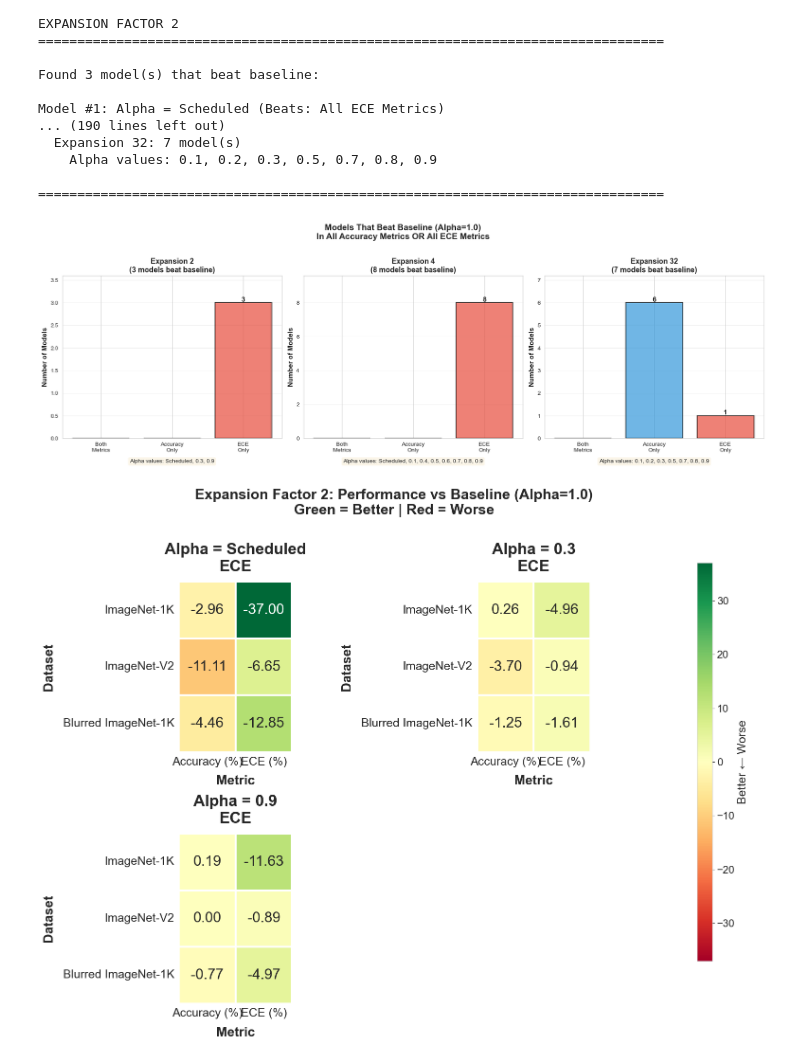
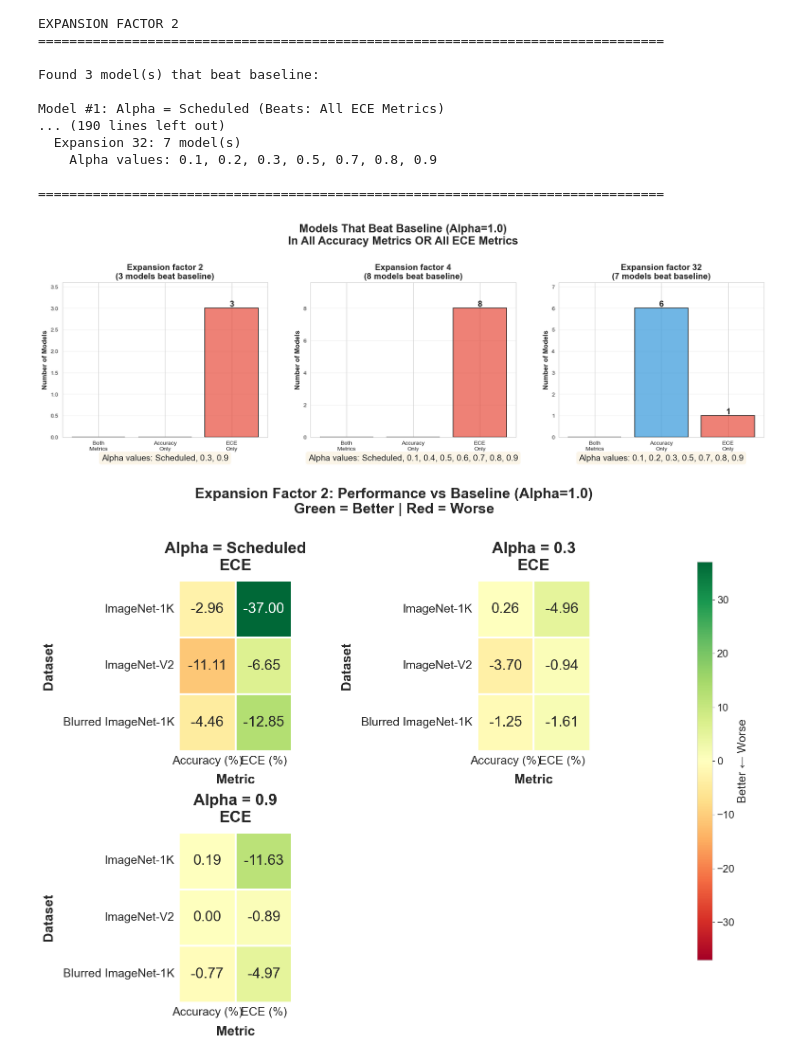
Before and after one commit to hannah-y-gao/vit_sae, a Jupyter notebook: analysis.ipynb, the cells around one changed output. Saved outputs shown, nothing was run; the diff lists cells and outputs as text; code cells hidden in the pictures.

Commit message:
inserted images

```diff
--- a/analysis.ipynb
+++ b/analysis.ipynb
@@ -697,43 +658,43 @@ if all_winners:
             counts = [beats_both_count, beats_acc_only, beats_ece_only]
             colors = ['#2ecc71', '#3498db', '#e74c3c']
 
             bars = ax.bar(categories, counts, color=colors, alpha=0.7, edgecolor='black', linewidth=1.5)
 
             # Add count labels on bars
             for bar, count in zip(bars, counts):
                 if count > 0:
                     height = bar.get_height()
                     ax.text(bar.get_x() + bar.get_width()/2., height,
                            f'{int(count)}',
-                           ha='center', va='bottom', fontweight='bold', fontsize=12)
+                           ha='center', va='bottom', fontweight='bold', fontsize=15)
 
             ax.set_ylabel('Number of Models', fontsize=12, fontweight='bold')
-            ax.set_title(f'Expansion {exp}\n({len(exp_winners)} models beat baseline)',
-                        fontsize=13, fontweight='bold')
+            ax.set_title(f'Expansion factor {exp}\n({len(exp_winners)} models beat baseline)',
+                        fontsize=15, fontweight='bold')
             ax.set_ylim(0, max(counts) * 1.2 if max(counts) > 0 else 1)
             ax.grid(True, alpha=0.3, axis='y')
 
             # Add model details as text below
             text_y = -0.15
             ax.text(0.5, text_y, f'Alpha values: {", ".join(winner_labels)}',
-                   transform=ax.transAxes, ha='center', fontsize=10,
+                   transform=ax.transAxes, ha='center', fontsize=15,
                    bbox=dict(boxstyle='round', facecolor='wheat', alpha=0.3))
         else:
             ax.text(0.5, 0.5, 'No models\nbeat baseline',
                    transform=ax.transAxes, ha='center', va='center',
-                   fontsize=14, fontweight='bold', color='gray')
-            ax.set_title(f'Expansion {exp}', fontsize=13, fontweight='bold')
-            ax.set_ylabel('Number of Models', fontsize=12, fontweight='bold')
-            ax.set_xticks([])
+                   fontsize=20, fontweight='bold', color='gray')
+            ax.set_title(f'Expansion {exp}', fontsize=15, fontweight='bold')
+            ax.set_ylabel('Number of Models', fontsize=15, fontweight='bold')
+            ax.set_xticks([], fontsize=20)
 
     plt.suptitle('Models That Beat Baseline (Alpha=1.0)\nIn All Accuracy Metrics OR All ECE Metrics',
-                fontsize=15, fontweight='bold', y=1.02)
+                fontsize=20, fontweight='bold', y=1.02)
     plt.tight_layout()
     plt.show()
 else:
     print("No models found that beat baseline - skipping visualization.")
 # %% [output]
-[figure, old version]
+[figure, new version]
 # %%
 # Create detailed heatmaps for each winning model showing % change from baseline
 if all_winners:
```
Also changed, not shown: parts of 1 cell of this notebook, 7 other files.
